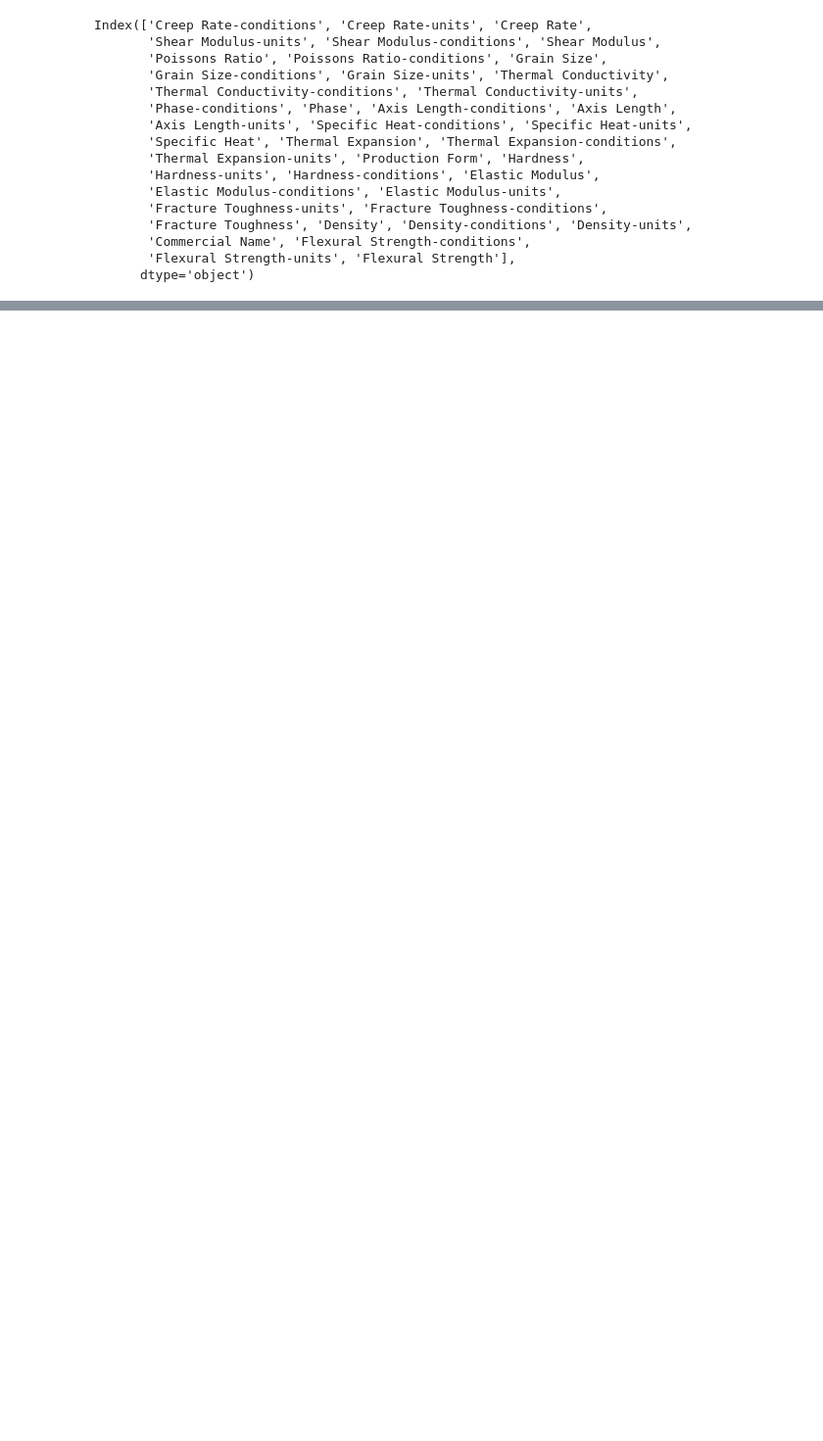
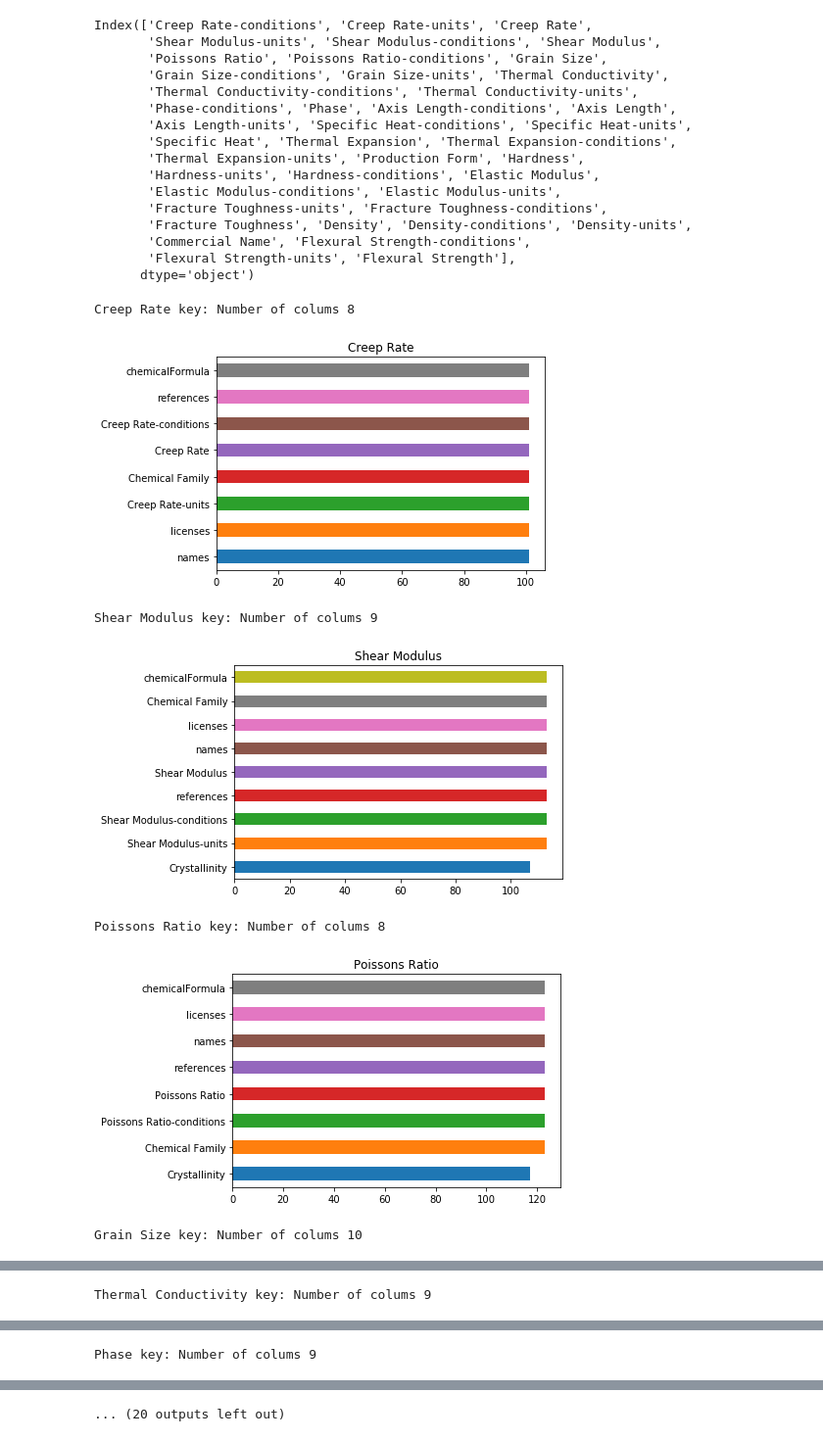
Before and after one commit to ckborg/DSW2018, a Jupyter notebook: develop/explore-dcd-dataset.ipynb, the cells around one changed output, grey strips where cells are left out. Shown at 98% size. Saved outputs shown, nothing was run; the diff lists cells and outputs as text; code cells hidden in the pictures; blank space fills up the shorter version.

Commit message:
working on some changes to compress the data set

```diff
--- a/develop/explore-dcd-dataset.ipynb
+++ b/develop/explore-dcd-dataset.ipynb
@@ -14,0 +18,17 @@ scd= pd.read_pickle('../deliver/NIST_CeramicDataSet.pkl')
+# %%
+def refresh_scd():
+    return pd.read_pickle('../deliver/NIST_CeramicDataSet.pkl')
+
+def refresh_scd_sort():
+    scd= refresh_scd()
+    return scd.sort_values(['chemicalFormula'])
+
+def refresh_scd_modified():
+    '''
+    Imports from the modified data frame where preparation entries have been converted to string
+    Sorts them by the chemical formula
+    '''
+    scd= pd.read_pickle('../deliver/NIST_CeramicDataSet_prepModified.pkl')
+    return scd.sort_values(['chemicalFormula'])
+# %%
+scd= refresh_scd()
@@ -83,3 +99,24 @@ Index(['Creep Rate-conditions', 'Creep Rate-units', 'Creep Rate',
        'Commercial Name', 'Flexural Strength-conditions',
        'Flexural Strength-units', 'Flexural Strength'],
       dtype='object')
+# %%
+# get rid of useless data columns
+datKeys= [key for key in datKeys if not('units' in key or 'conditions' in key)]
+# %%
+for key in datKeys:
+    df= scd[scd.isnull()[key]==False]
+    df_count= df.count().sort_values()
+    mask= df_count>100
+    df_count[mask].plot.barh()
+    print('%s key: Number of colums %i'%(key,len(df_count[mask])))
+    plt.title(key)
+    plt.show()
+    plt.close()
+# %% [output]
+Creep Rate key: Number of colums 8
+[figure, added]
+Shear Modulus key: Number of colums 9
+[figure, added]
+Poissons Ratio key: Number of colums 8
+[figure, added]
+Grain Size key: Number of colums 10
@@ -85,0 +124 @@ Index(['Creep Rate-conditions', 'Creep Rate-units', 'Creep Rate',
+Thermal Conductivity key: Number of colums 9
@@ -85,0 +126 @@ Index(['Creep Rate-conditions', 'Creep Rate-units', 'Creep Rate',
+Phase key: Number of colums 9
@@ -85,0 +128 @@ Index(['Creep Rate-conditions', 'Creep Rate-units', 'Creep Rate',
+... (20 outputs left out)
```
Also changed, not shown: parts of 33 cells of this notebook.
